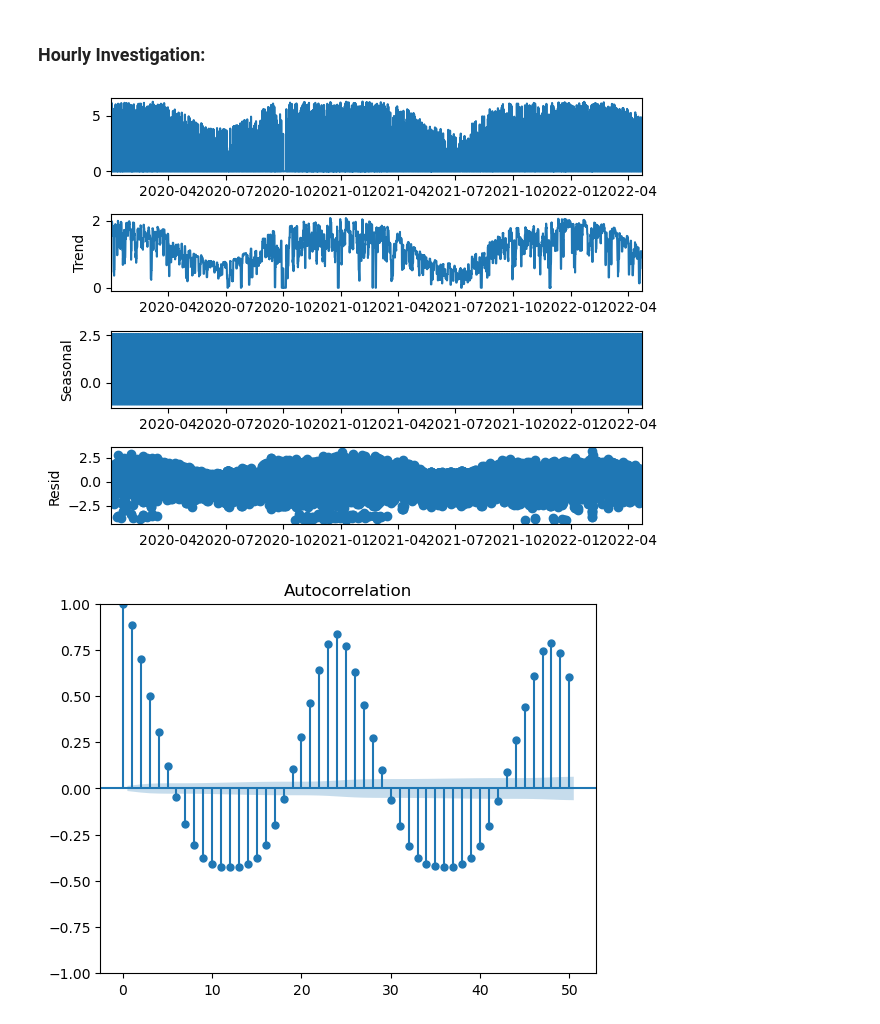
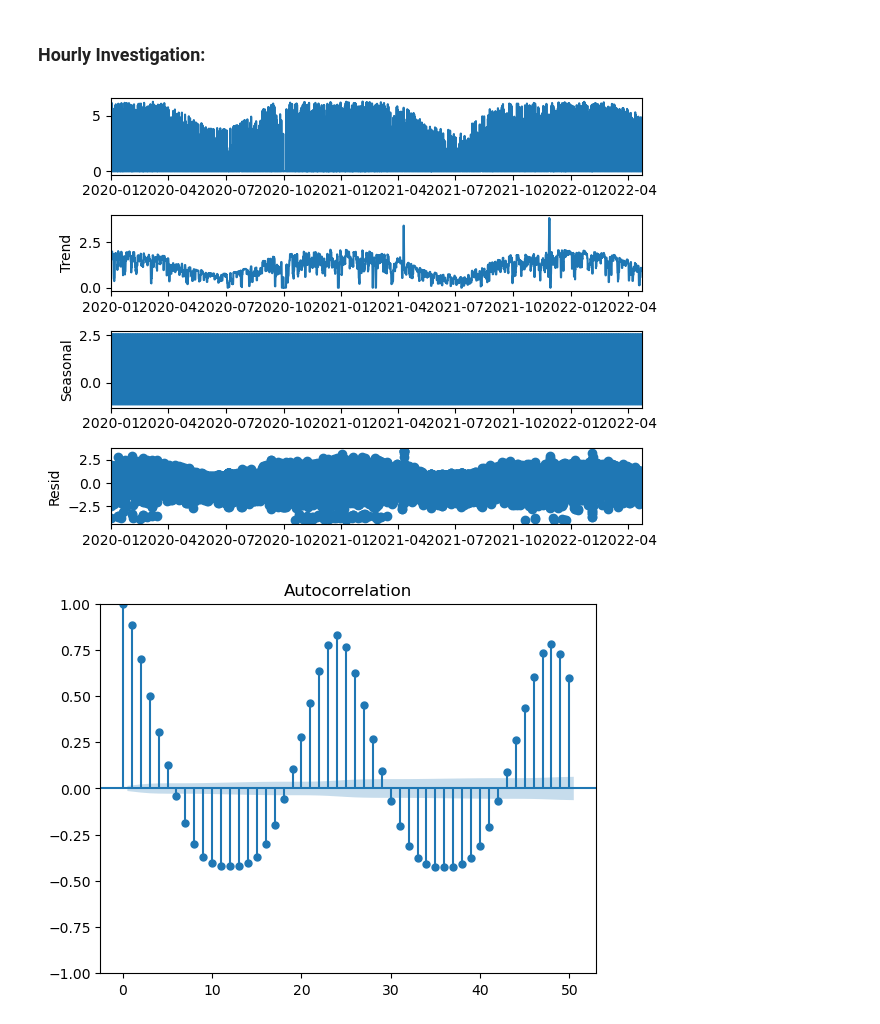
Before and after one commit to jeff-shakes/Solar-Generation-Prediction, a Jupyter notebook: code/02 - EDA_Preprocessing/02 - EDA.ipynb, the cells around one changed output. Cells and saved outputs as stored; diff of their text form; code cells hidden in the pictures.

```diff
--- a/code/02 - EDA.ipynb
+++ b/code/02 - EDA_Preprocessing/02 - EDA.ipynb
@@ -55,3 +56,14 @@ dtype: int64
 ==================================================
 Duplicated Indexes:
 0
+# %%
+sns.set_style('darkgrid')
+fig, ax = plt.subplots()
+xaxis = df1['time'].unique()
+yaxis = df1.groupby(['time'])['SolarGeneration'].mean()
+ax.plot(xaxis, yaxis)
+ax.xaxis.set_major_locator(HourLocator(interval=384))
+ax.set_xlabel('Time')
+ax.set_ylabel('Solar Generation (kWh)')
+ax.set_title('Average Solar Generation by Time');
+#ax.savefig('../../images/Campus1_timeavg.png')
@@ -325,13 +339,13 @@ camp5.to_csv('../data/cleaned/camp5_shifted.csv')
 ### Hourly Investigation:
 # %%
 df5_hourly = df5[['SolarGeneration']]
-df5_hourly = df5_hourly.resample('H').mean()
+df5_hourly = df5_hourly.resample('H').mean().ffill()
 df5_hourly.dropna(inplace = True)
 decomp = seasonal_decompose(df5_hourly)
 
 decomp.plot();
 # %% [output]
-[figure, old version]
+[figure, new version]
 # %%
 plot_acf(df5_hourly, lags = 50);
 # %% [output]
```
Also changed, not shown: parts of 2 cells of this notebook, 8 other files.
